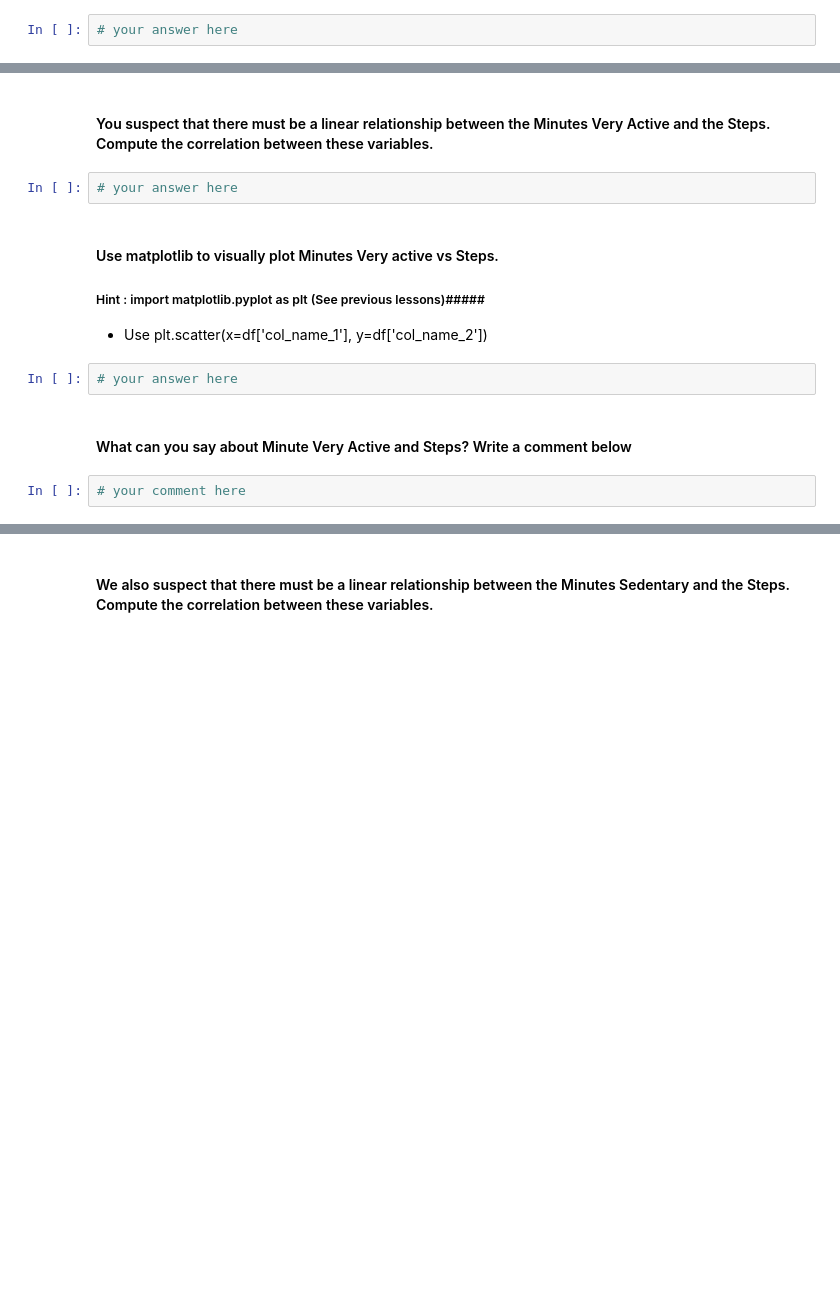
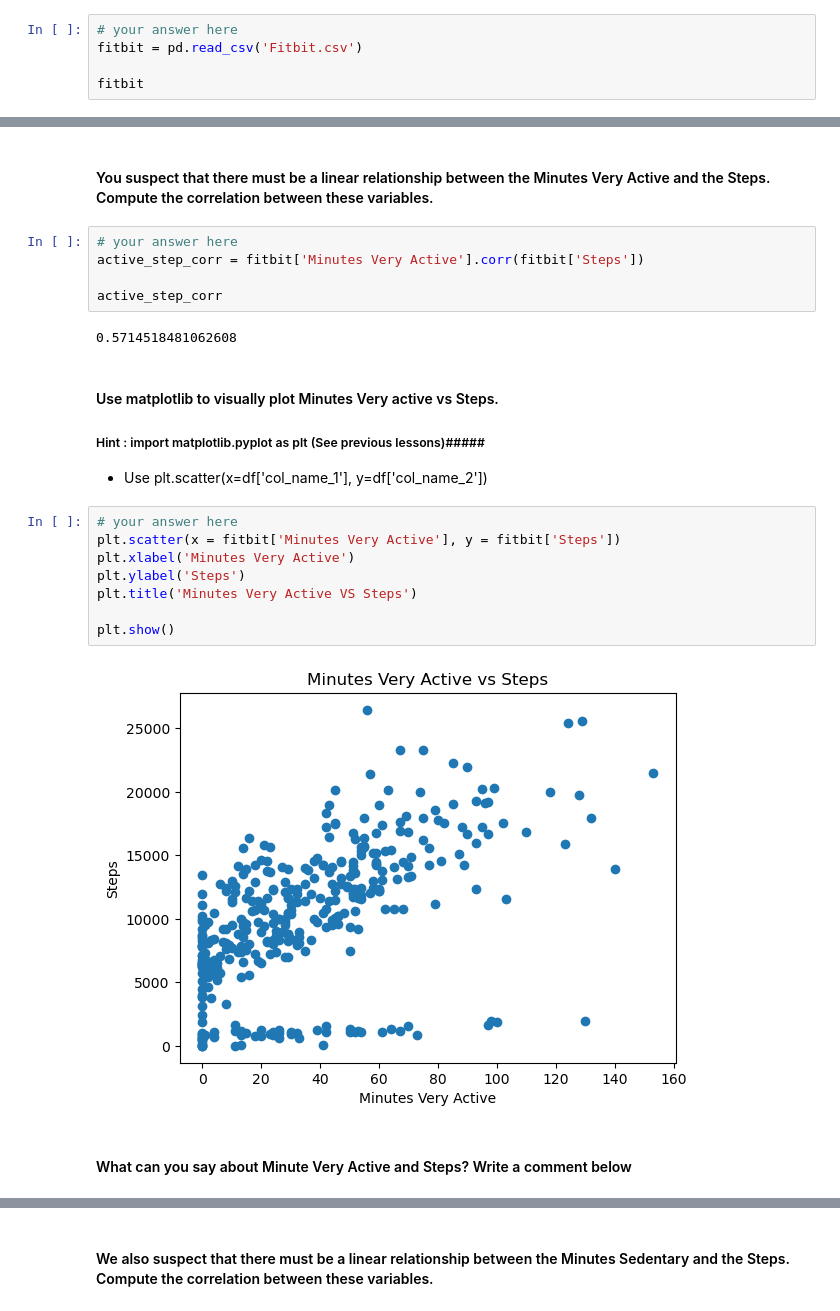
Before and after one commit to Ironhack-Data-Madrid-Abril-2023/5.1-lab_pivot_table_and_correlation, a Jupyter notebook: your_code/main.ipynb, the cells around one changed output, grey strips where cells are left out. Cells and saved outputs as stored; diff of their text form; blank space fills up the shorter version.

```diff
--- a/your_code/main.ipynb
+++ b/your_code/main.ipynb
@@ -182,3 +182,6 @@ total_years
 #### Open the ` Fitbit.csv` file and name your dataset `fitbit`
 # %%
 # your answer here
+fitbit = pd.read_csv('Fitbit.csv')
+
+fitbit
@@ -193,14 +245,25 @@ total_years
 #### You suspect that there must be a linear relationship between the Minutes Very Active and the Steps. Compute the correlation between these variables.
 # %%
 # your answer here
+active_step_corr = fitbit['Minutes Very Active'].corr(fitbit['Steps'])
+
+active_step_corr
+# %% [output]
+0.5714518481062608
 # %% [markdown]
 #### Use matplotlib to visually plot Minutes Very active vs Steps.
 
 ##### Hint : import matplotlib.pyplot as plt (See previous lessons)#####
 - Use plt.scatter(x=df['col_name_1'], y=df['col_name_2'])
-# %%
-# your answer here
+# %%
+# your answer here
+plt.scatter(x = fitbit['Minutes Very Active'], y = fitbit['Steps'])
+plt.xlabel('Minutes Very Active')
+plt.ylabel('Steps')
+plt.title('Minutes Very Active VS Steps')
+
+plt.show()
+# %% [output]
+[figure, added]
 # %% [markdown]
 #### What can you say about Minute Very Active and Steps? Write a comment below
-# %%
-# your comment here
```
Also changed, not shown: parts of 24 cells of this notebook.
